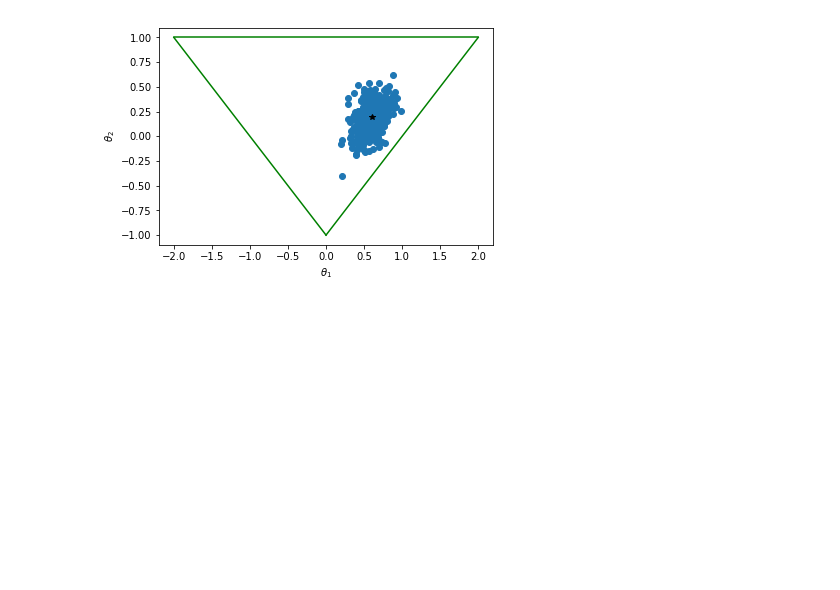
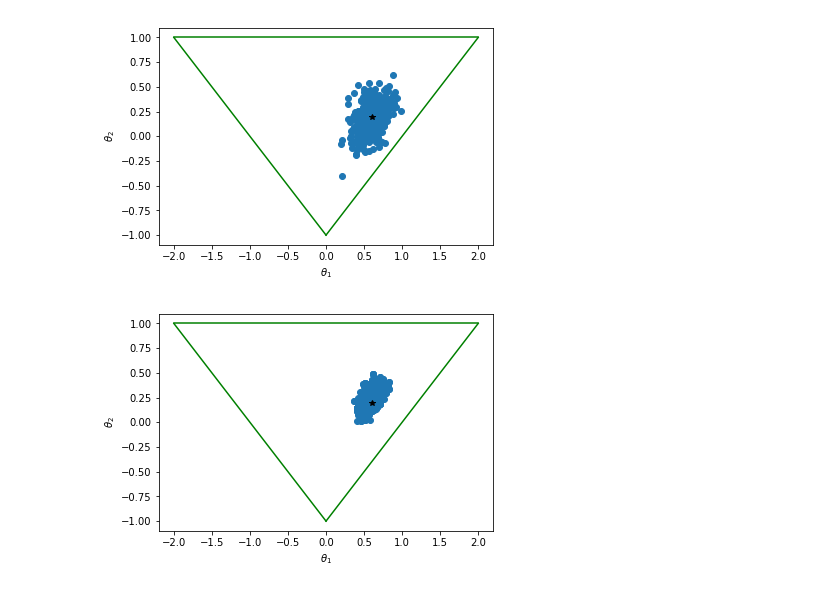
Before and after one commit to SamuelWiqvist/project_02901_adv_ml, a Jupyter notebook: project.ipynb, the cells around one changed output. Drawn from its saved outputs; the diff is of its cells as text; code cells hidden in the pictures; blank space fills up the shorter version.

Commit message:
added plot for exact posterior

```diff
--- a/project.ipynb
+++ b/project.ipynb
@@ -324,3 +324,18 @@ plt.ylabel("$θ_2$")
 plt.xlabel("$θ_1$");
 # %% [output]
 [figure]
+# %%
+# load exact posterior (computed using MCMC)
+posterior_exact = np.genfromtxt("data/exact_mcmc_post.csv",delimiter=',')
+posterior_exact = posterior_exact[1:len(posterior_exact),:]
+
+# plot posterior inference for ABC w. DNN statistics
+plt.plot((0,-2),(-1,1), "g")
+plt.plot((-2,2),(1,1), "g")
+plt.plot((0,2),(-1,1), "g")
+plt.scatter(posterior_exact[:,0],posterior_exact[:,1])
+plt.plot(θ_true[0],θ_true[1], "k*")
+plt.ylabel("$θ_2$")
+plt.xlabel("$θ_1$");
+# %% [output]
+[figure, added]
```
